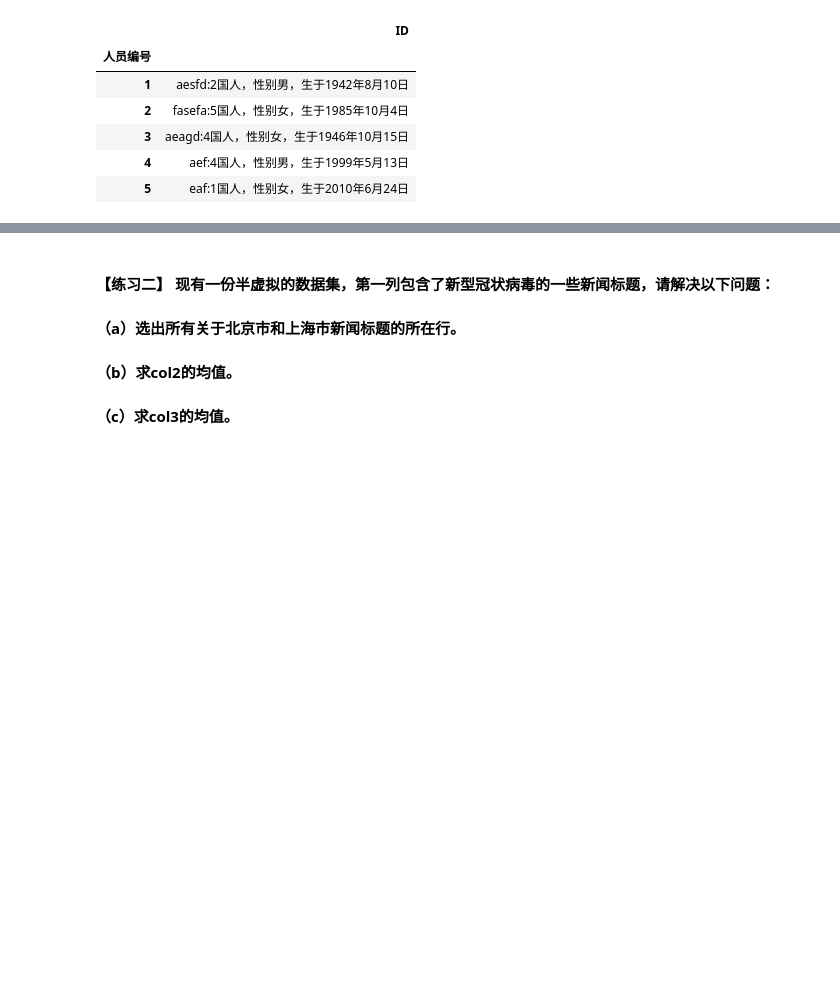
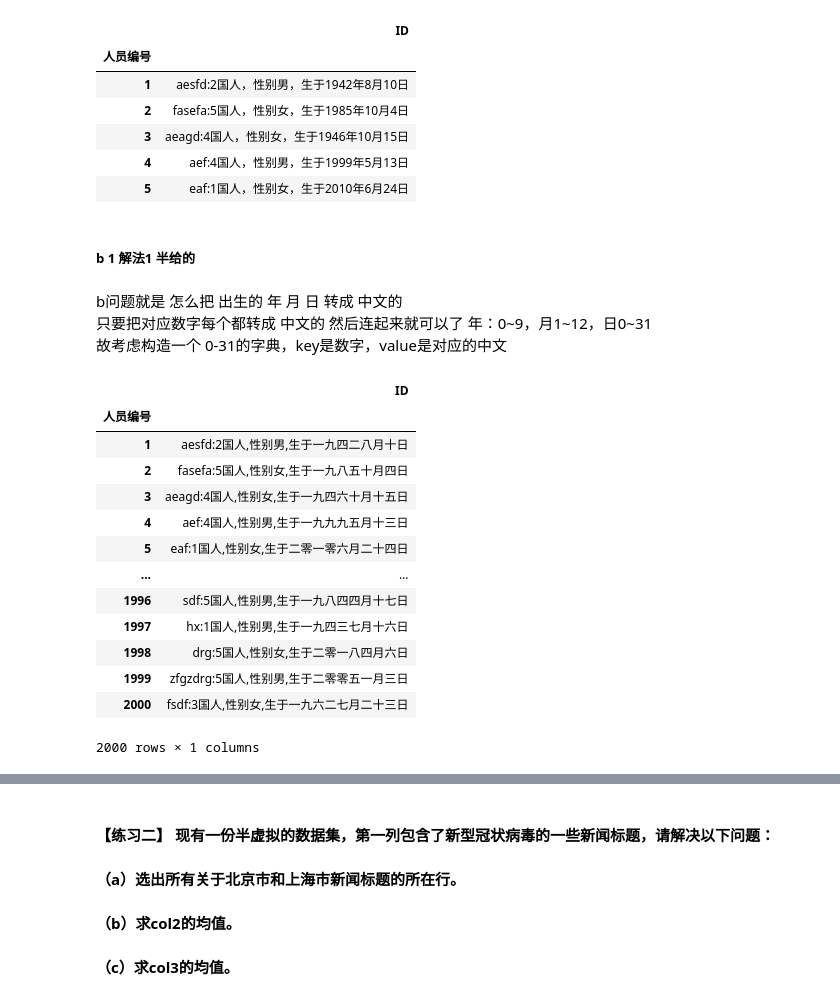
Before and after one commit to elsieyin/joyful-pandas, a Jupyter notebook: 第7章 文本数据.ipynb, the cells around one changed output, grey strips where cells are left out. Saved outputs shown, nothing was run; the diff lists cells and outputs as text; code cells hidden in the pictures; blank space fills up the shorter version.

```diff
--- a/第7章 文本数据.ipynb
+++ b/第7章 文本数据.ipynb
@@ -613,3 +619,38 @@ df.head()
 | 3 | aeagd:4国人，性别女，生于1946年10月15日 |
 | 4 | aef:4国人，性别男，生于1999年5月13日 |
 | 5 | eaf:1国人，性别女，生于2010年6月24日 |
+# %% [markdown]
+##### b 1 解法1 半给的
+# %% [markdown]
+b问题就是 怎么把 出生的 年 月 日 转成 中文的
+只要把对应数字每个都转成 中文的 然后连起来就可以了
+年：0~9，月1~12，日0~31
+故考虑构造一个 0-31的字典，key是数字，value是对应的中文
+# %%
+cn_d_dic = dict(zip('0123456789', '零一二三四五六七八九'))
+for i in range(10, 32):
+    i = str(i)
+    cn_d_dic[i] = ('十' if i[0]=='1' else f'{cn_d_dic[i[0]]}十') + \
+        ('' if i[-1]=='0' else f'{cn_d_dic[i[-1]]}')
+# %%
+df_new = (df['姓名']+':'+df['国籍']+'国人,性别'+df['性别']+',生于'
+         +df['出生年'].map(lambda x:''.join(cn_d_dic[i] for i in x))
+         +df['出生月'].map(cn_d_dic)+'月'
+         +df['出生日'].map(cn_d_dic)+'日')\
+        .to_frame().rename(columns={0:'ID'})
+df_new
+# %% [output]
+|  | ID |
+| 人员编号 |  |
+| 1 | aesfd:2国人,性别男,生于一九四二八月十日 |
+| 2 | fasefa:5国人,性别女,生于一九八五十月四日 |
+| 3 | aeagd:4国人,性别女,生于一九四六十月十五日 |
+| 4 | aef:4国人,性别男,生于一九九九五月十三日 |
+| 5 | eaf:1国人,性别女,生于二零一零六月二十四日 |
+| ... | ... |
+| 1996 | sdf:5国人,性别男,生于一九八四四月十七日 |
+| 1997 | hx:1国人,性别男,生于一九四三七月十六日 |
+| 1998 | drg:5国人,性别女,生于二零一八四月六日 |
+| 1999 | zfgzdrg:5国人,性别男,生于二零零五一月三日 |
+| 2000 | fsdf:3国人,性别女,生于一九六二七月二十三日 |
+2000 rows × 1 columns
```
Also changed, not shown: parts of 22 cells of this notebook, 1 other file.
